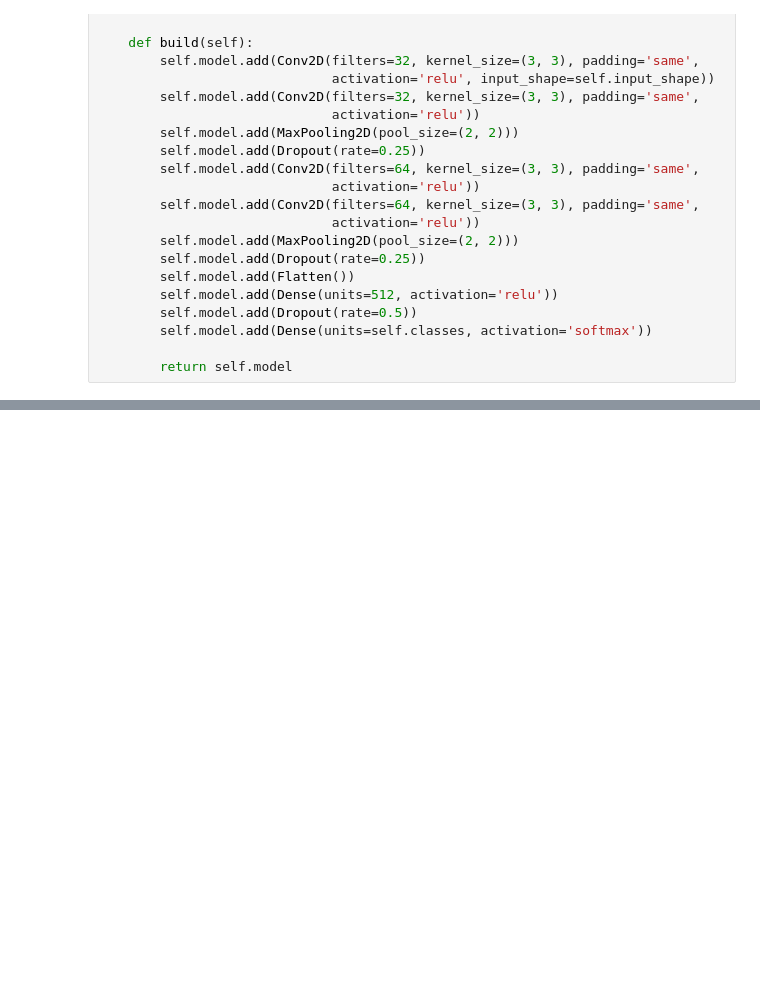
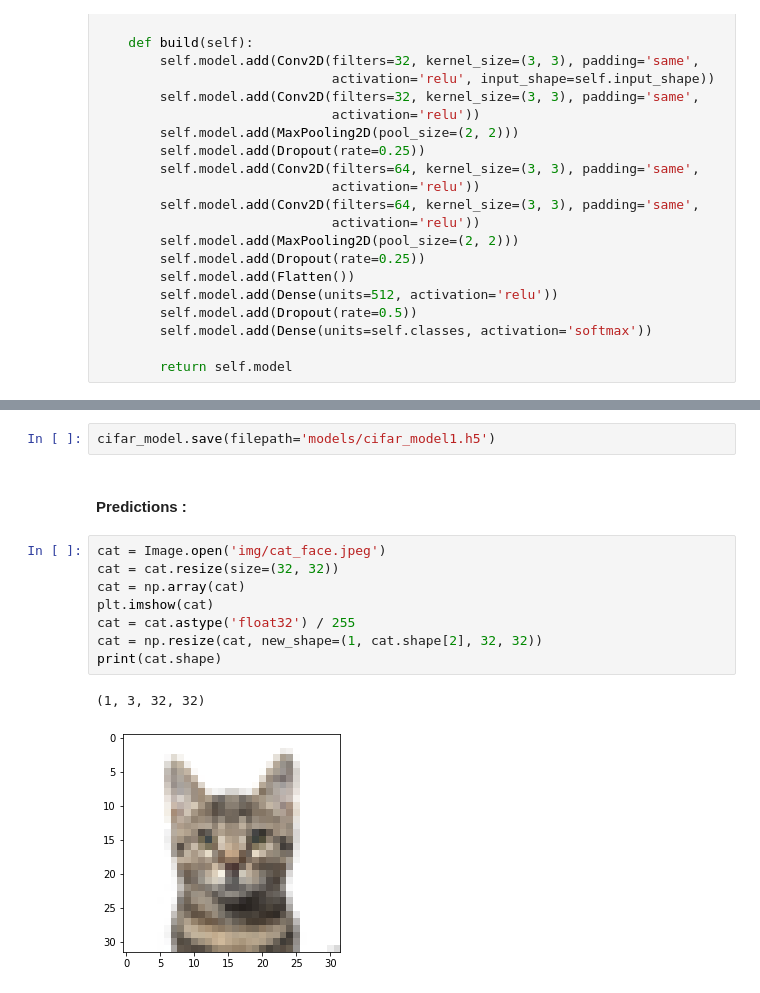
Before and after one commit to AnthonyJaquaniello/Deep_Learning, a Jupyter notebook: Convnet.ipynb, the cells around one changed output, grey strips where cells are left out. Saved outputs shown, nothing was run; the diff lists cells and outputs as text; blank space fills up the shorter version.

```diff
--- a/Convnet.ipynb
+++ b/Convnet.ipynb
@@ -251,0 +304,15 @@ loss.legend()
+# %%
+cifar_model.save(filepath='models/cifar_model1.h5')
+# %% [markdown]
+<h4>Predictions :</h4>
+# %%
+cat = Image.open('img/cat_face.jpeg')
+cat = cat.resize(size=(32, 32))
+cat = np.array(cat)
+plt.imshow(cat)
+cat = cat.astype('float32') / 255
+cat = np.resize(cat, new_shape=(1, cat.shape[2], 32, 32))
+print(cat.shape)
+# %% [output]
+(1, 3, 32, 32)
+[figure, added]
```
Also changed, not shown: parts of 14 cells of this notebook.
